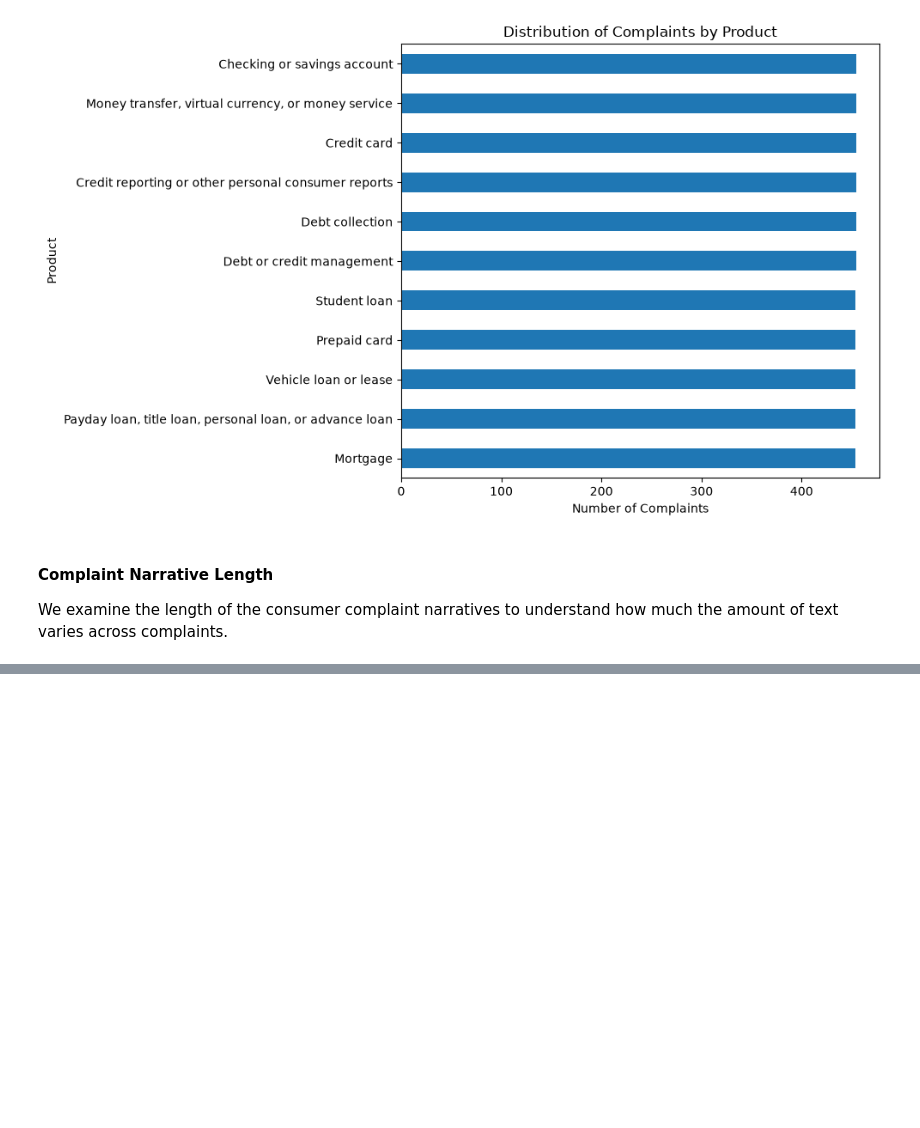
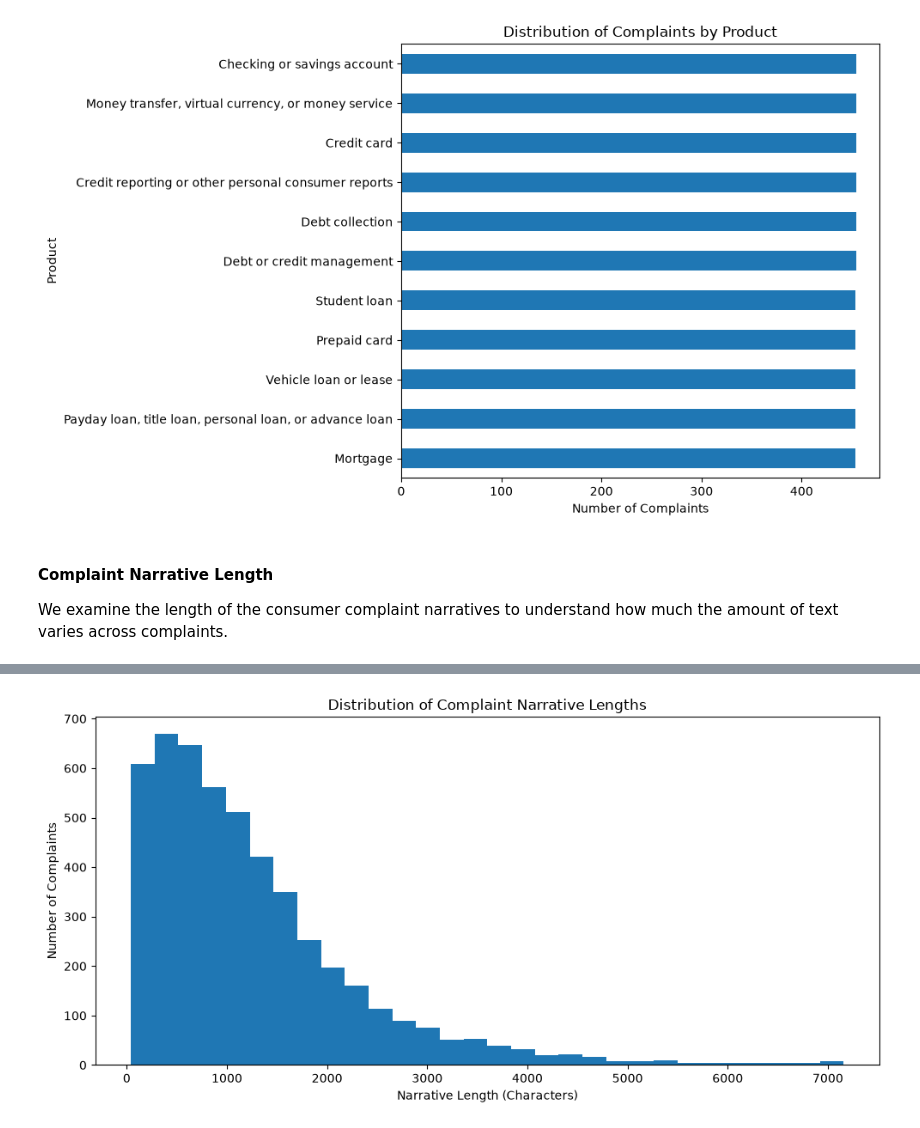
Before and after one commit to rebeccaquaye/consumer-financial-complaints, a Jupyter notebook: Notebook/Rebecca.ipynb, the cells around one changed output, grey strips where cells are left out. Drawn from its saved outputs; the diff is of its cells as text; code cells hidden in the pictures; blank space fills up the shorter version.

```diff
--- a/Notebook/Rebecca.ipynb
+++ b/Notebook/Rebecca.ipynb
@@ -121,3 +122,8 @@ plt.show()
 #### Complaint Narrative Length
 
 We examine the length of the consumer complaint narratives to understand how much the amount of text varies across complaints.
+# %%
+# Calculate narrative length in characters
+df["narrative_length"] = df["Consumer complaint narrative"].str.len()
+
+df["narrative_length"].describe()
@@ -123,0 +140,17 @@ We examine the length of the consumer complaint narratives to understand how muc
+# %%
+# Plot narrative lengths up to the 99th percentile
+upper_limit = df["narrative_length"].quantile(0.99)
+
+plt.figure(figsize=(10, 5))
+plt.hist(
+    df.loc[df["narrative_length"] <= upper_limit, "narrative_length"],
+    bins=30
+)
+
+plt.title("Distribution of Complaint Narrative Lengths")
+plt.xlabel("Narrative Length (Characters)")
+plt.ylabel("Number of Complaints")
+plt.tight_layout()
+plt.show()
+# %% [output]
+[figure, added]
```
Also changed, not shown: parts of 33 cells of this notebook.
